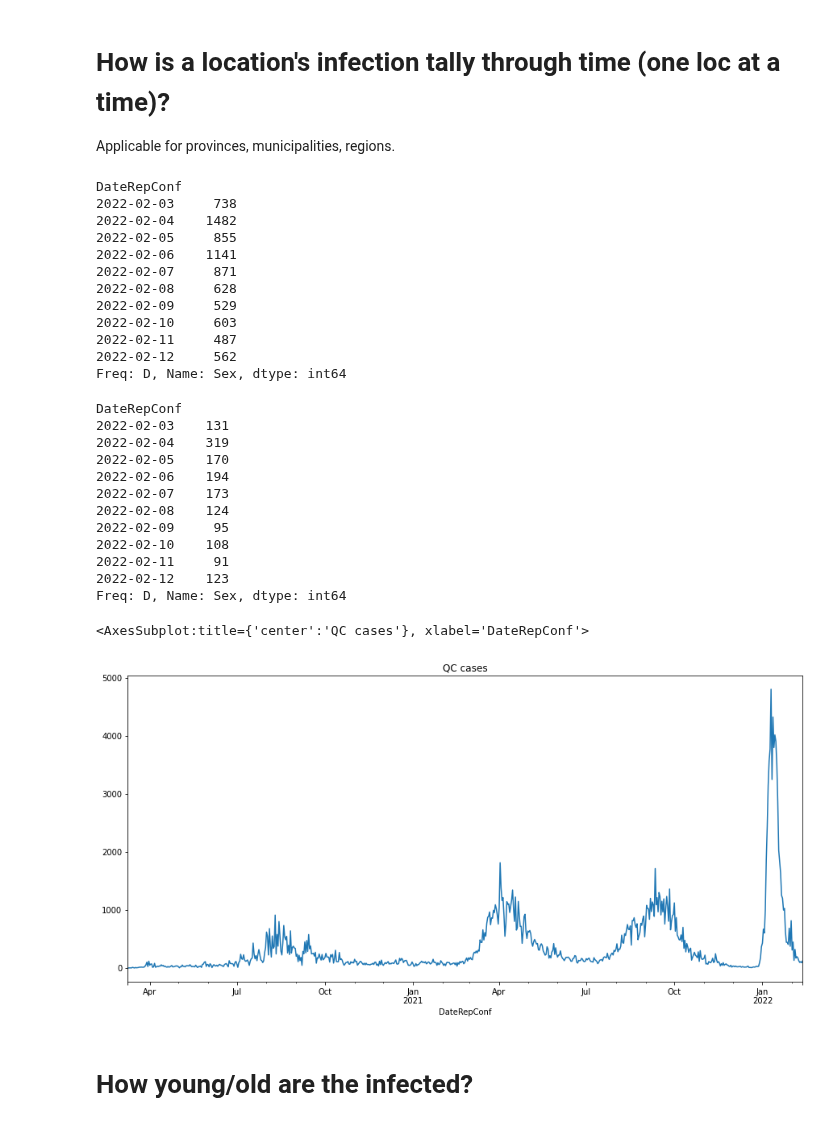
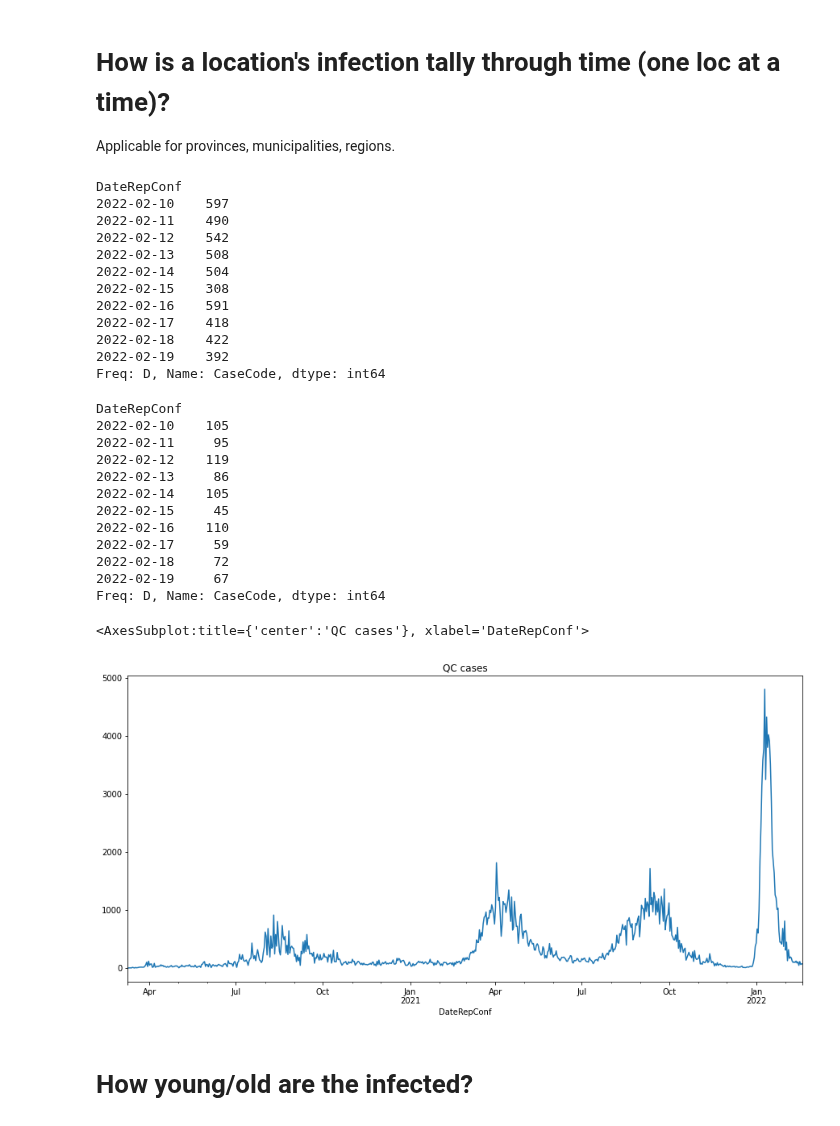
Before and after one commit to pmagtulis/covid-ph, a Jupyter notebook: covid-philippines.ipynb, the cells around one changed output. Drawn from its saved outputs; the diff is of its cells as text; code cells hidden in the pictures.

```diff
--- a/covid-philippines.ipynb
+++ b/covid-philippines.ipynb
@@ -17,7 +17,7 @@ from plotnine import *
 pd.set_option("display.max_columns", None)
 pd.set_option("display.max_rows", 1000)
 df = pd.concat(
-    map(pd.read_csv, ['DOH COVID Data Drop_ 20220212 - 04 Case Information_batch_0.csv', 'DOH COVID Data Drop_ 20220212 - 04 Case Information_batch_1.csv', 'DOH COVID Data Drop_ 20220212 - 04 Case Information_batch_2.csv', "DOH COVID Data Drop_ 20220212 - 04 Case Information_batch_3.csv"]), ignore_index=True)
+    map(pd.read_csv, ['DOH COVID Data Drop_ 20220219 - 04 Case Information_batch_0.csv', 'DOH COVID Data Drop_ 20220219 - 04 Case Information_batch_1.csv', 'DOH COVID Data Drop_ 20220219 - 04 Case Information_batch_2.csv', "DOH COVID Data Drop_ 20220219 - 04 Case Information_batch_3.csv"]), ignore_index=True)
 df
 # %% [output]
 |  | CaseCode | Age | AgeGroup | Sex | DateSpecimen | DateResultRelease | DateRepConf | DateDied | ... |
@@ -473,42 +473,42 @@ This is quite heavy and would need some extensive data cleaning because of some
 Applicable for provinces, municipalities, regions.
 # %%
 #Example for region
-df[df.RegionRes=="NCR"].resample('D', on='DateRepConf').Sex.count().tail(10)
+df[df.RegionRes=="NCR"].resample('D', on='DateRepConf').CaseCode.count().tail(10)
 # %% [output]
 DateRepConf
-2022-02-03     738
-2022-02-04    1482
-2022-02-05     855
-2022-02-06    1141
-2022-02-07     871
-2022-02-08     628
-2022-02-09     529
-2022-02-10     603
-2022-02-11     487
-2022-02-12     562
-Freq: D, Name: Sex, dtype: int64
+2022-02-10    597
+2022-02-11    490
+2022-02-12    542
+2022-02-13    508
+2022-02-14    504
+2022-02-15    308
+2022-02-16    591
+2022-02-17    418
+2022-02-18    422
+2022-02-19    392
+Freq: D, Name: CaseCode, dtype: int64
 # %%
 #Example for municipalities
-df[df.CityMunRes=="Quezon city"].resample('D', on='DateRepConf').Sex.count().tail(10)
+df[df.CityMunRes=="Quezon city"].resample('D', on='DateRepConf').CaseCode.count().tail(10)
 # %% [output]
 DateRepConf
-2022-02-03    131
-2022-02-04    319
-2022-02-05    170
-2022-02-06    194
-2022-02-07    173
-2022-02-08    124
-2022-02-09     95
-2022-02-10    108
-2022-02-11     91
-2022-02-12    123
-Freq: D, Name: Sex, dtype: int64
+2022-02-10    105
+2022-02-11     95
+2022-02-12    119
+2022-02-13     86
+2022-02-14    105
+2022-02-15     45
+2022-02-16    110
+2022-02-17     59
+2022-02-18     72
+2022-02-19     67
+Freq: D, Name: CaseCode, dtype: int64
 # %%
 #Not plotnine but can be made one if made into a single df.
-df[df.CityMunRes=="Quezon city"].resample('D', on='DateRepConf').Sex.count().plot(title="QC cases", figsize = (15, 7))
+df[df.CityMunRes=="Quezon city"].resample('D', on='DateRepConf').CaseCode.count().plot(title="QC cases", figsize = (15, 7))
 # %% [output]
 <AxesSubplot:title={'center':'QC cases'}, xlabel='DateRepConf'>
-[figure, old version]
+[figure, new version]
 # %% [markdown]
 # How young/old are the infected?
 # %%
```
Also changed, not shown: parts of 43 cells of this notebook.
